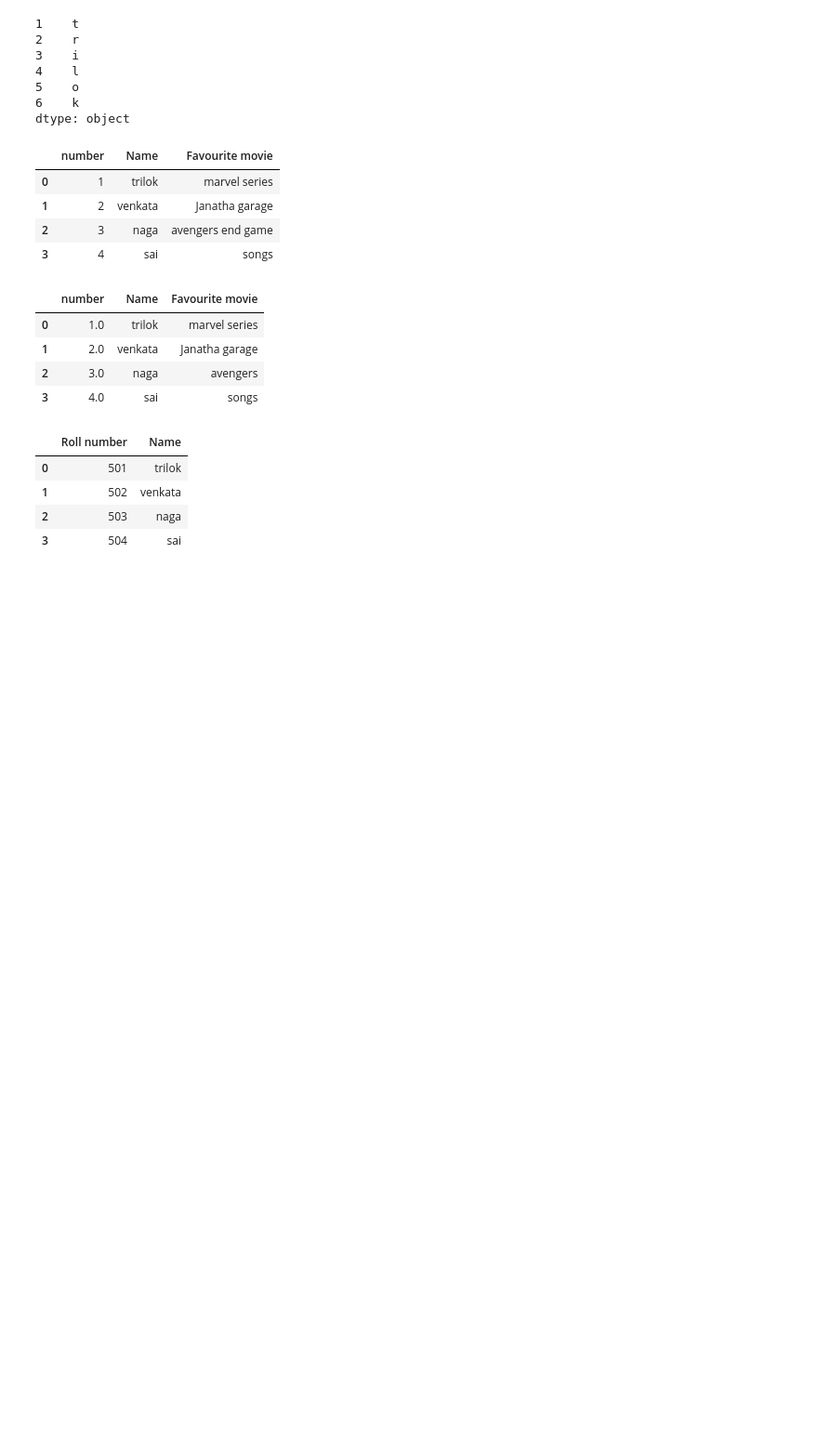
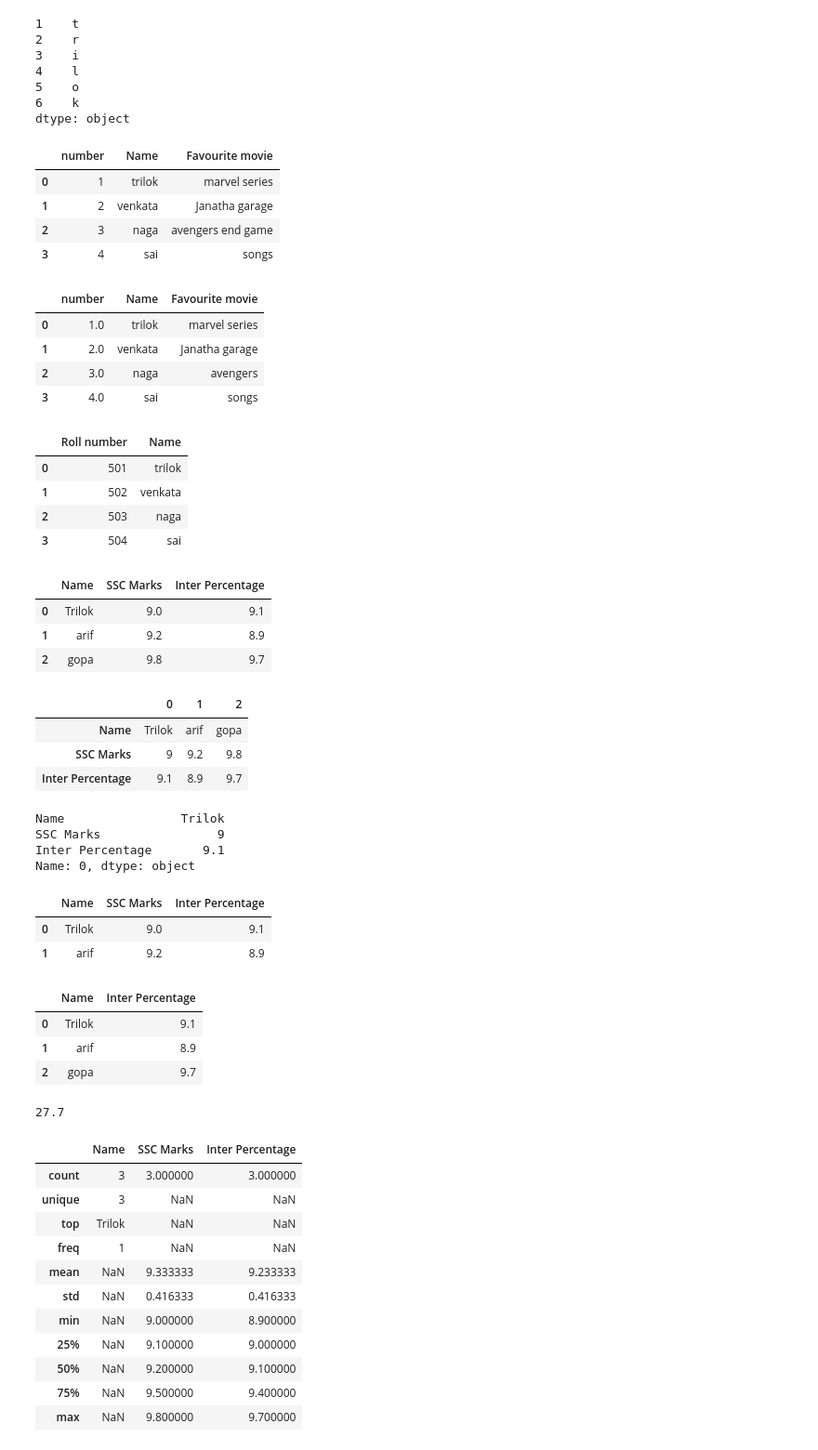
Before and after one commit to 19PA1A0536/python-basics, a Jupyter notebook: Untitled3.ipynb, the cells around one changed output. Shown: that part at 93% size. Cells and saved outputs as stored; diff of their text form; code cells hidden in the pictures; blank space fills up the shorter version.

```diff
--- a/Untitled3.ipynb
+++ b/Untitled3.ipynb
@@ -50,3 +50,60 @@ df
 | 1 | 502 | venkata |
 | 2 | 503 | naga |
 | 3 | 504 | sai |
+# %%
+import pandas as pd
+
+dp2=pd.DataFrame([['Trilok','9.0','9.1'],['arif','9.2','8.9'],['gopa','9.8','9.7']],columns=['Name','SSC Marks','Inter Percentage'],dtype=float)
+dp2
+# %% [output]
+|  | Name | SSC Marks | Inter Percentage |
+| 0 | Trilok | 9.0 | 9.1 |
+| 1 | arif | 9.2 | 8.9 |
+| 2 | gopa | 9.8 | 9.7 |
+# %%
+dp1.T
+# %% [output]
+|  | 0 | 1 | 2 |
+| Name | Trilok | arif | gopa |
+| SSC Marks | 9 | 9.2 | 9.8 |
+| Inter Percentage | 9.1 | 8.9 | 9.7 |
+# %%
+dp1.loc[0]
+# %% [output]
+Name                Trilok
+SSC Marks                9
+Inter Percentage       9.1
+Name: 0, dtype: object
+# %%
+dp1.loc[0:1]
+# %% [output]
+|  | Name | SSC Marks | Inter Percentage |
+| 0 | Trilok | 9.0 | 9.1 |
+| 1 | arif | 9.2 | 8.9 |
+# %%
+del dp1["SSC Marks"]
+dp1
+# %% [output]
+|  | Name | Inter Percentage |
+| 0 | Trilok | 9.1 |
+| 1 | arif | 8.9 |
+| 2 | gopa | 9.7 |
+# %%
+dp1["Inter Percentage"].sum()
+# %% [output]
+27.7
+# %%
+dp2 .describe(include="all")
+# %% [output]
+|  | Name | SSC Marks | Inter Percentage |
+| count | 3 | 3.000000 | 3.000000 |
+| unique | 3 | NaN | NaN |
+| top | Trilok | NaN | NaN |
+| freq | 1 | NaN | NaN |
+| mean | NaN | 9.333333 | 9.233333 |
+| std | NaN | 0.416333 | 0.416333 |
+| min | NaN | 9.000000 | 8.900000 |
+| 25% | NaN | 9.100000 | 9.000000 |
+| 50% | NaN | 9.200000 | 9.100000 |
+| 75% | NaN | 9.500000 | 9.400000 |
+| max | NaN | 9.800000 | 9.700000 |
```
Also changed, not shown: parts of 5 cells of this notebook.
